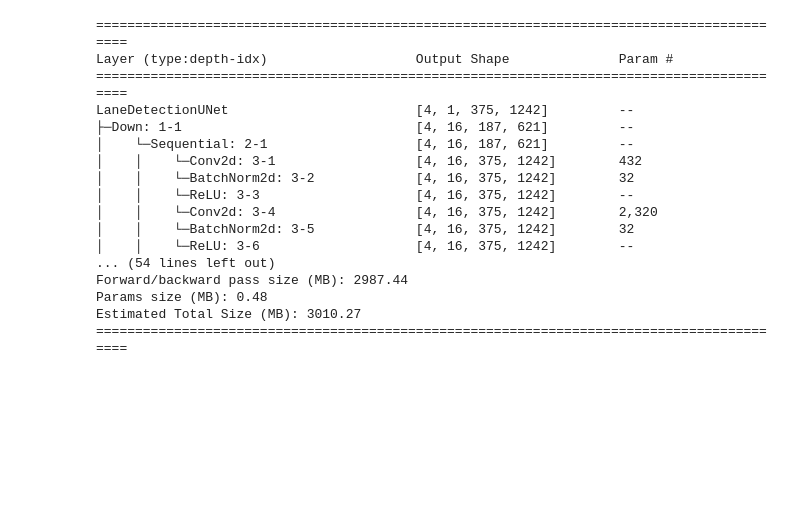
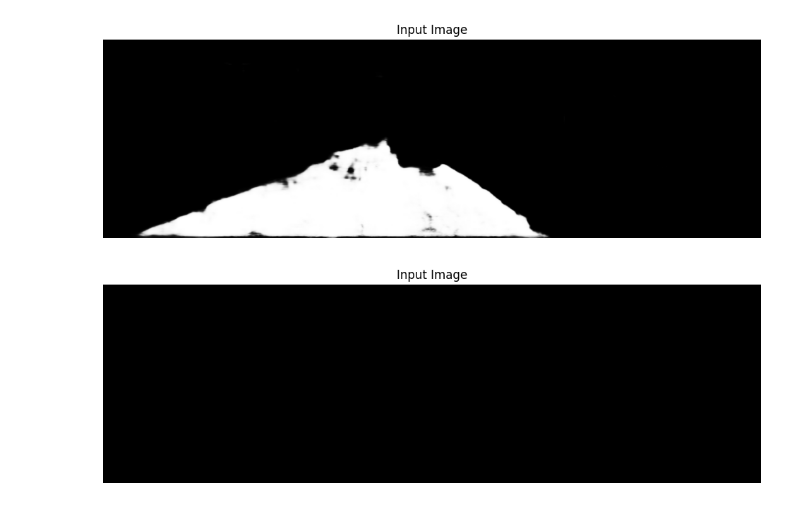
Before and after one commit to trujilloRJ/lane-detection, a Jupyter notebook: image2bev.ipynb, the cells around one changed output. Saved outputs shown, nothing was run; the diff lists cells and outputs as text; code cells hidden in the pictures; blank space fills up the shorter version.

```diff
--- a/image2bev.ipynb
+++ b/image2bev.ipynb
@@ -24,12 +30,19 @@ P2_inv = np.linalg.inv(P2 @ R0_rect_4x4)
+# %%
+calib_file = "data/calib/um_000000.txt"
+calib_dict = load_kitti_calib(calib_file)
+
+P2 = calib_dict['P2'].reshape((3, 4))
+R0_rect = calib_dict['R0_rect'].reshape((3, 3))
+Tcr = calib_dict['Tr_cam_to_road'].reshape((3, 4))
+
+H_bev2img = compute_bev_to_image_homography(P2, R0_rect, Tcr)
+
+H_img2bev = np.linalg.inv(H_bev2img)
 # %%
-gt_folder = r"data\labels"
-img_name = "mask_um_lane_000000.png"
-img = cv2.imread(f"{gt_folder}/{img_name}", cv2.IMREAD_UNCHANGED)
-img = cv2.cvtColor(255*img, cv2.COLOR_GRAY2BGR)
+img = cv2.imread(f"results/sUNetWide_v8_Srop_adam/um_000006.png", cv2.COLOR_BGR2RGB)
+H, W = img.shape
 
-# cv2.imshow("gt", img)
-# cv2.waitKey(0)
-# cv2.destroyAllWindows()
+# img_bgr = cv2.cvtColor(img, cv2.COLOR_GRAY2BGR)
+# img_bgra = np.concatenate((img_bgr, 255 * np.ones((*img_bgr.shape[:2], 1), dtype=img_bgr.dtype)), axis=-1)
 
-img = np.concatenate((img, 255*np.ones((*img.shape[:2], 1), dtype=img.dtype)), axis=-1)
-H, W, _ = img.shape
+bev_img = cv2.warpPerspective(img, H_img2bev, (W, H), flags=cv2.INTER_LINEAR)
@@ -73,25 +49,14 @@ plt.show()
-# %%
-from torchinfo import summary
-from network import LaneDetectionUNet, IMG_HEIGHT, IMG_WIDTH
-
-model = LaneDetectionUNet(double_conv=True)
-batch_size = 4
-summary(model, input_size=(batch_size, 3, IMG_HEIGHT, IMG_WIDTH), device="cpu")
-# %% [output]
-==========================================================================================
-Layer (type:depth-idx)                   Output Shape              Param #
-==========================================================================================
-LaneDetectionUNet                        [4, 1, 375, 1242]         --
-├─Down: 1-1                              [4, 16, 187, 621]         --
-│    └─Sequential: 2-1                   [4, 16, 187, 621]         --
-│    │    └─Conv2d: 3-1                  [4, 16, 375, 1242]        432
-│    │    └─BatchNorm2d: 3-2             [4, 16, 375, 1242]        32
-│    │    └─ReLU: 3-3                    [4, 16, 375, 1242]        --
-│    │    └─Conv2d: 3-4                  [4, 16, 375, 1242]        2,320
-│    │    └─BatchNorm2d: 3-5             [4, 16, 375, 1242]        32
-│    │    └─ReLU: 3-6                    [4, 16, 375, 1242]        --
-... (54 lines left out)
-Forward/backward pass size (MB): 2987.44
-Params size (MB): 0.48
-Estimated Total Size (MB): 3010.27
-==========================================================================================
+# %%
+plt.figure(figsize=(12, 6))
+plt.imshow(img, cmap='gray')
+plt.title('Input Image')
+plt.axis('off')
+
+plt.figure(figsize=(12, 6))
+plt.imshow(bev_img, cmap='gray')
+plt.title('Input Image')
+plt.axis('off')
+plt.show()
+# %% [output]
+[figure, added]
+[figure, added]
```
Also changed, not shown: parts of 5 cells of this notebook, 5 other files.
